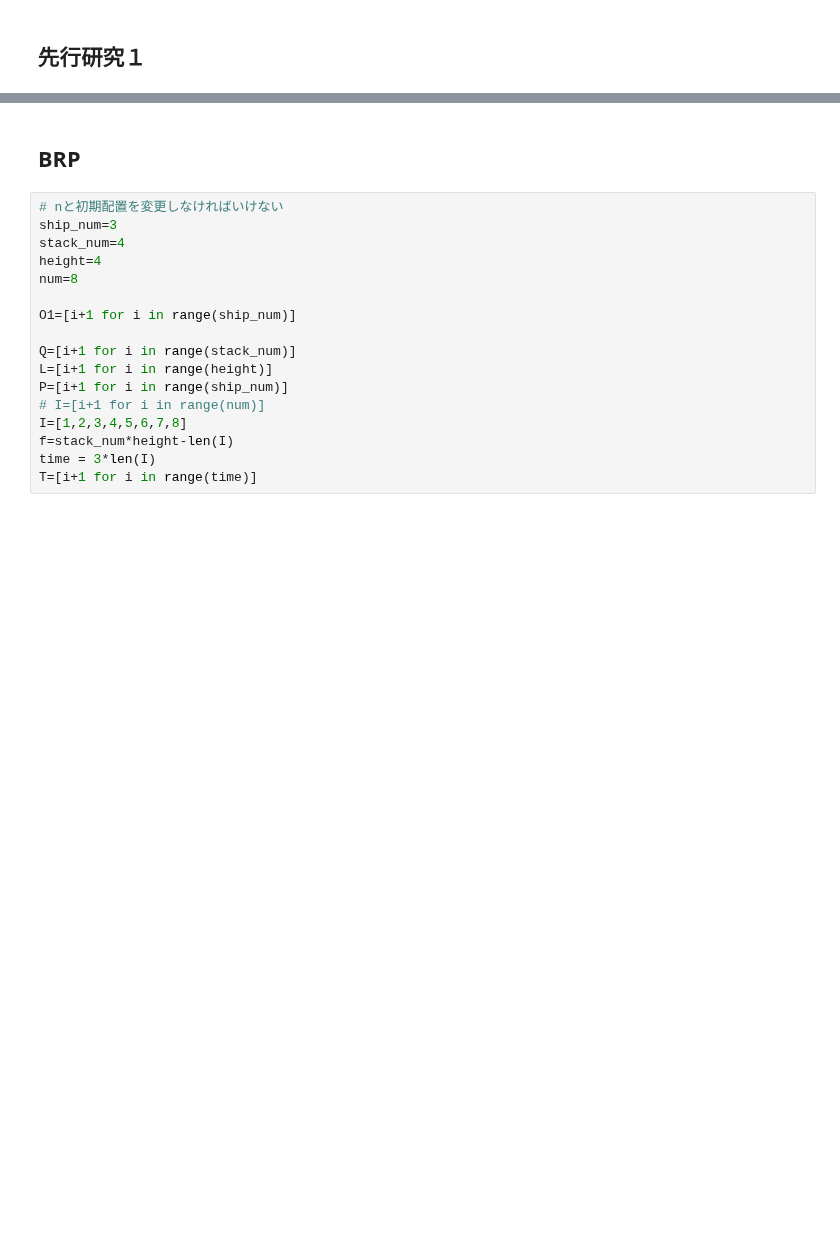
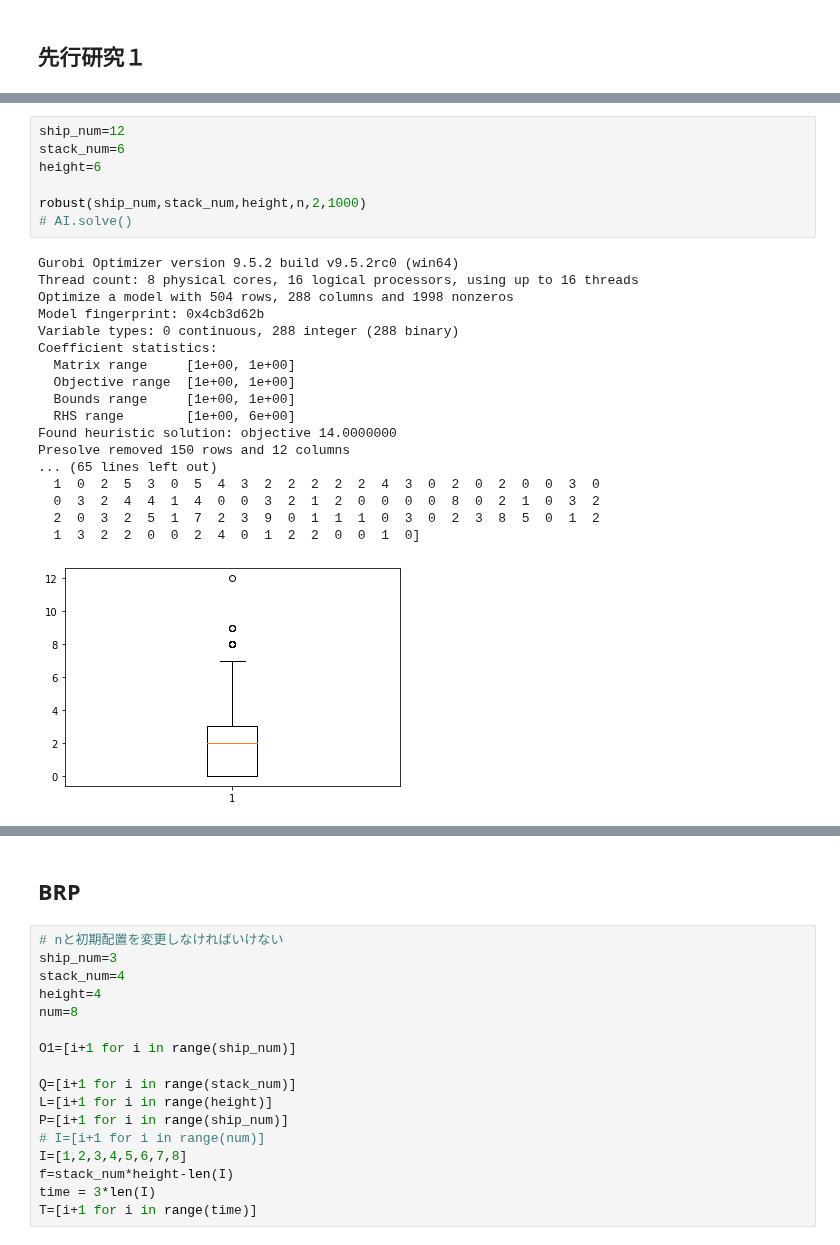
Before and after one commit to ikumadaiki/CPMP, a Jupyter notebook: compare.ipynb, the cells around one changed output, grey strips where cells are left out. Cells and saved outputs as stored; diff of their text form; blank space fills up the shorter version.

```diff
--- a/compare.ipynb
+++ b/compare.ipynb
@@ -403,0 +366,26 @@ the objective function 1.0
+# %%
+ship_num=12
+stack_num=6
+height=6
+
+robust(ship_num,stack_num,height,n,2,1000)
+# AI.solve()
+# %% [output]
+Gurobi Optimizer version 9.5.2 build v9.5.2rc0 (win64)
+Thread count: 8 physical cores, 16 logical processors, using up to 16 threads
+Optimize a model with 504 rows, 288 columns and 1998 nonzeros
+Model fingerprint: 0x4cb3d62b
+Variable types: 0 continuous, 288 integer (288 binary)
+Coefficient statistics:
+  Matrix range     [1e+00, 1e+00]
+  Objective range  [1e+00, 1e+00]
+  Bounds range     [1e+00, 1e+00]
+  RHS range        [1e+00, 6e+00]
+Found heuristic solution: objective 14.0000000
+Presolve removed 150 rows and 12 columns
+... (65 lines left out)
+  1  0  2  5  3  0  5  4  3  2  2  2  2  2  4  3  0  2  0  2  0  0  3  0
+  0  3  2  4  4  1  4  0  0  3  2  1  2  0  0  0  0  8  0  2  1  0  3  2
+  2  0  3  2  5  1  7  2  3  9  0  1  1  1  0  3  0  2  3  8  5  0  1  2
+  1  3  2  2  0  0  2  4  0  1  2  2  0  0  1  0]
+[figure, added]
```
Also changed, not shown: parts of 15 cells of this notebook.
